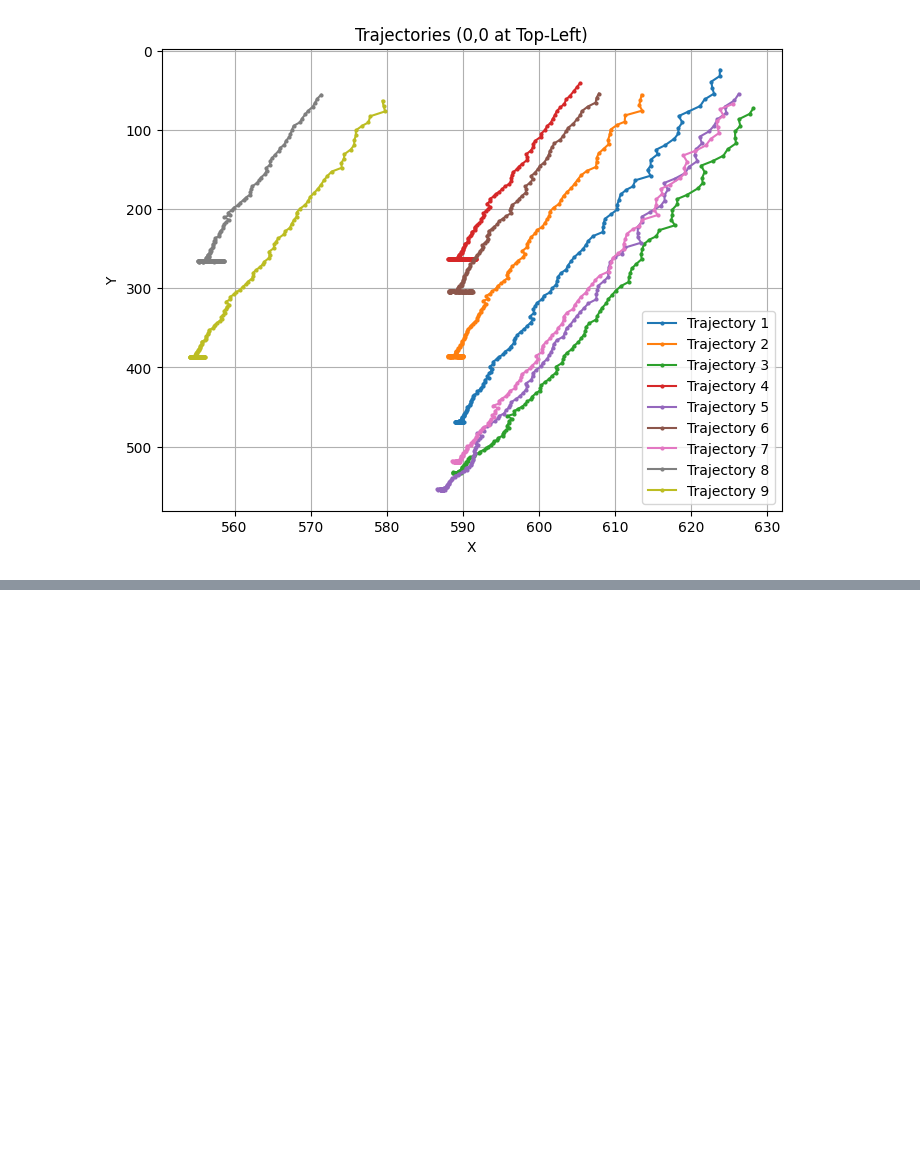
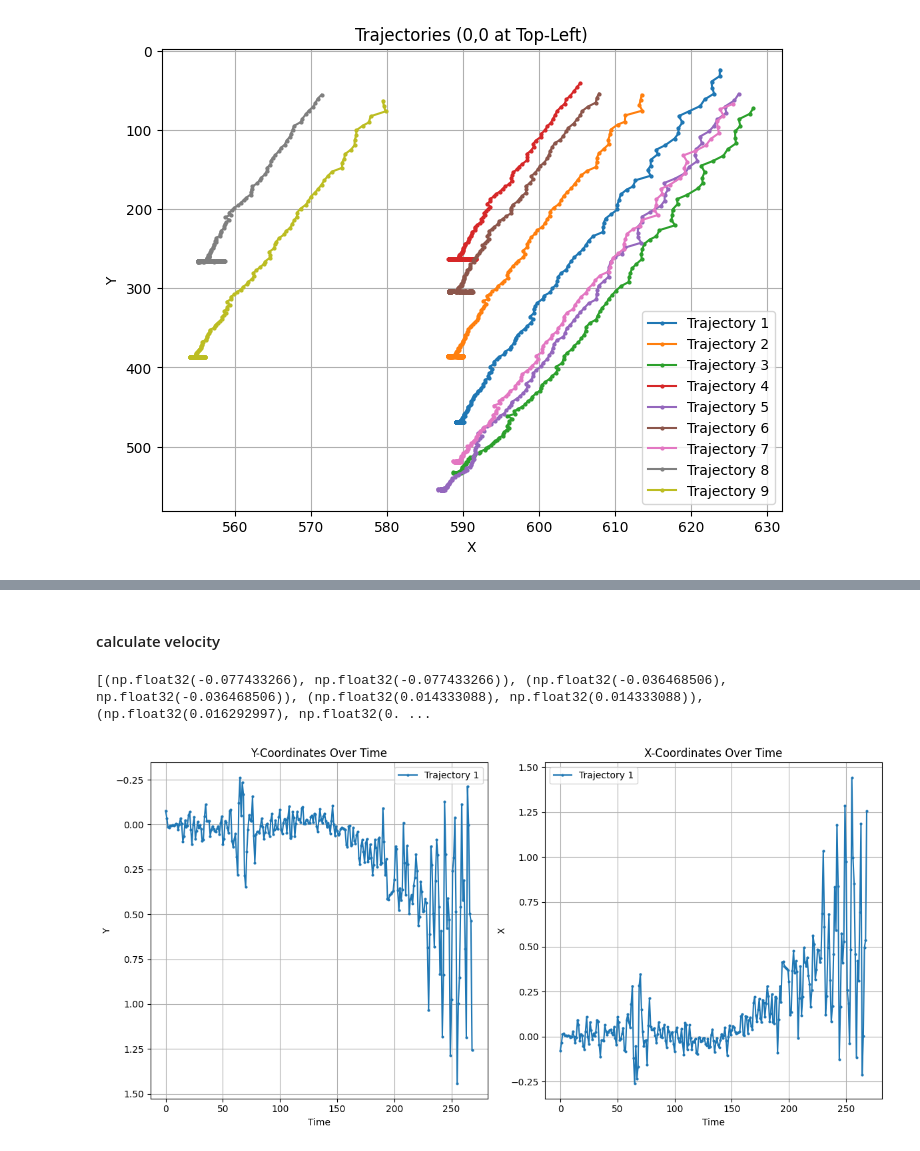
Before and after one commit to piotrdurniat/image-and-video-analysis-and-processing, a Jupyter notebook: lab8/Lab8.2_zadanie.ipynb, the cells around one changed output, grey strips where cells are left out. Saved outputs shown, nothing was run; the diff lists cells and outputs as text; code cells hidden in the pictures; blank space fills up the shorter version.

Commit message:
calculate simple velocity based on gradient

```diff
--- a/lab8/Lab8.2_zadanie.ipynb
+++ b/lab8/Lab8.2_zadanie.ipynb
@@ -529,0 +519,22 @@ print(trajectories[0])
+# %% [markdown]
+#### calculate velocity
+# %%
+import numpy as np
+
+y = [pos[0] for pos in avearage_trajectory]
+dt = 1
+dydt = np.gradient(y, dt)  # dy/dx 2nd order accurate
+
+x = [pos[1] for pos in avearage_trajectory]
+
+# print(x)
+dxdt = np.gradient(y, dt)  # dy/dx 2nd order accurate
+
+# print(dydt)
+# print(dxdt)
+velocity = list(zip(dydt, dxdt))
+print(velocity)
+plot_trajectories_time([velocity])
+# %% [output]
+[(np.float32(-0.077433266), np.float32(-0.077433266)), (np.float32(-0.036468506), np.float32(-0.036468506)), (np.float32(0.014333088), np.float32(0.014333088)), (np.float32(0.016292997), np.float32(0. ...
+[figure, added]
```
Also changed, not shown: parts of 10 cells of this notebook, 1 other file.
